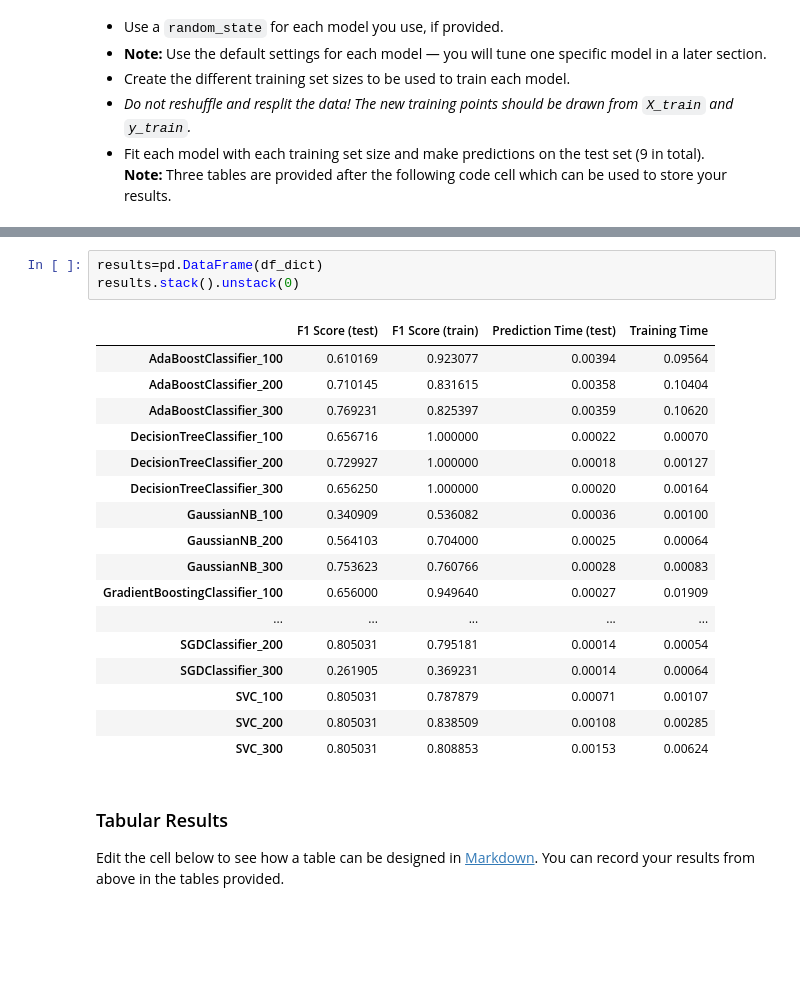
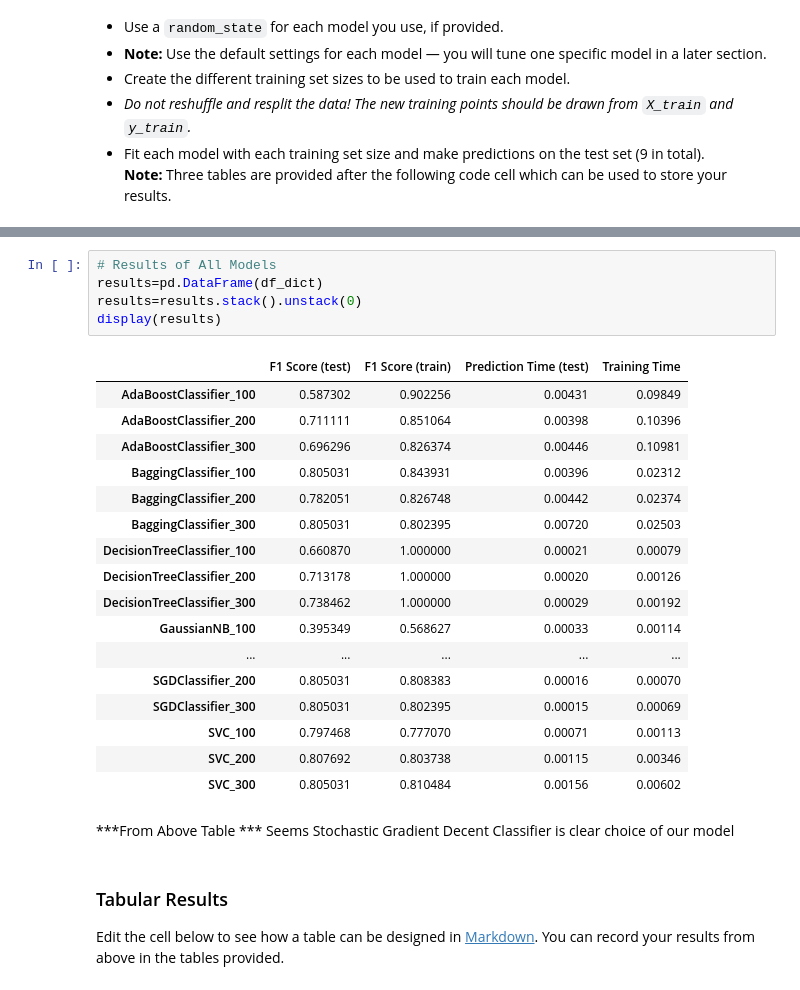
Before and after one commit to spandanchakraborty/SpanUdacityML, a Jupyter notebook: student_intervention/student_intervention.ipynb, the cells around one changed output, grey strips where cells are left out. Drawn from its saved outputs; the diff is of its cells as text; blank space fills up the shorter version.

```diff
--- a/student_intervention/student_intervention.ipynb
+++ b/student_intervention/student_intervention.ipynb
@@ -499,26 +479,31 @@ for i in np.arange(100,400,100):
 # TODO: Set up the training set sizes
 # TODO: Execute the 'train_predict' function for each classifier and each training set size
 # %%
+# Results of All Models
 results=pd.DataFrame(df_dict)
-results.stack().unstack(0)
+results=results.stack().unstack(0)
+display(results)
 # %% [output]
 |  | F1 Score (test) | F1 Score (train) | Prediction Time (test) | Training Time |
-| AdaBoostClassifier_100 | 0.610169 | 0.923077 | 0.00394 | 0.09564 |
-| AdaBoostClassifier_200 | 0.710145 | 0.831615 | 0.00358 | 0.10404 |
-| AdaBoostClassifier_300 | 0.769231 | 0.825397 | 0.00359 | 0.10620 |
-| DecisionTreeClassifier_100 | 0.656716 | 1.000000 | 0.00022 | 0.00070 |
-| DecisionTreeClassifier_200 | 0.729927 | 1.000000 | 0.00018 | 0.00127 |
-| DecisionTreeClassifier_300 | 0.656250 | 1.000000 | 0.00020 | 0.00164 |
-| GaussianNB_100 | 0.340909 | 0.536082 | 0.00036 | 0.00100 |
-| GaussianNB_200 | 0.564103 | 0.704000 | 0.00025 | 0.00064 |
-| GaussianNB_300 | 0.753623 | 0.760766 | 0.00028 | 0.00083 |
-| GradientBoostingClassifier_100 | 0.656000 | 0.949640 | 0.00027 | 0.01909 |
+| AdaBoostClassifier_100 | 0.587302 | 0.902256 | 0.00431 | 0.09849 |
+| AdaBoostClassifier_200 | 0.711111 | 0.851064 | 0.00398 | 0.10396 |
+| AdaBoostClassifier_300 | 0.696296 | 0.826374 | 0.00446 | 0.10981 |
+| BaggingClassifier_100 | 0.805031 | 0.843931 | 0.00396 | 0.02312 |
+| BaggingClassifier_200 | 0.782051 | 0.826748 | 0.00442 | 0.02374 |
+| BaggingClassifier_300 | 0.805031 | 0.802395 | 0.00720 | 0.02503 |
+| DecisionTreeClassifier_100 | 0.660870 | 1.000000 | 0.00021 | 0.00079 |
+| DecisionTreeClassifier_200 | 0.713178 | 1.000000 | 0.00020 | 0.00126 |
+| DecisionTreeClassifier_300 | 0.738462 | 1.000000 | 0.00029 | 0.00192 |
+| GaussianNB_100 | 0.395349 | 0.568627 | 0.00033 | 0.00114 |
 | ... | ... | ... | ... | ... |
-| SGDClassifier_200 | 0.805031 | 0.795181 | 0.00014 | 0.00054 |
-| SGDClassifier_300 | 0.261905 | 0.369231 | 0.00014 | 0.00064 |
-| SVC_100 | 0.805031 | 0.787879 | 0.00071 | 0.00107 |
-| SVC_200 | 0.805031 | 0.838509 | 0.00108 | 0.00285 |
-| SVC_300 | 0.805031 | 0.808853 | 0.00153 | 0.00624 |
+| SGDClassifier_200 | 0.805031 | 0.808383 | 0.00016 | 0.00070 |
+| SGDClassifier_300 | 0.805031 | 0.802395 | 0.00015 | 0.00069 |
+| SVC_100 | 0.797468 | 0.777070 | 0.00071 | 0.00113 |
+| SVC_200 | 0.807692 | 0.803738 | 0.00115 | 0.00346 |
+| SVC_300 | 0.805031 | 0.810484 | 0.00156 | 0.00602 |
+# %% [markdown]
+***From Above Table ***
+Seems Stochastic Gradient Decent Classifier is clear choice of our model
 # %% [markdown]
 ### Tabular Results
 Edit the cell below to see how a table can be designed in [Markdown](https://github.com/adam-p/markdown-here/wiki/Markdown-Cheatsheet#tables). You can record your results from above in the tables provided.
```
Also changed, not shown: parts of 25 cells of this notebook, 2 other files.
